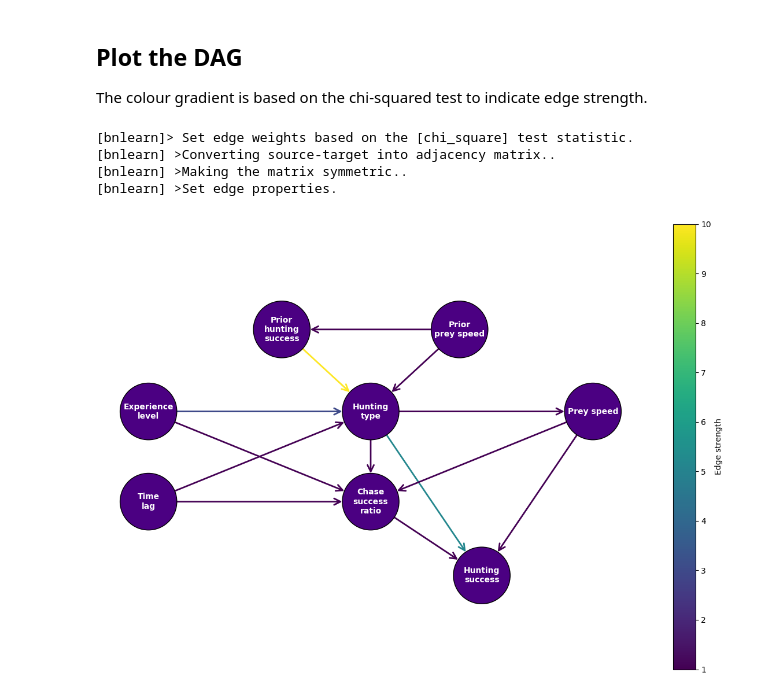
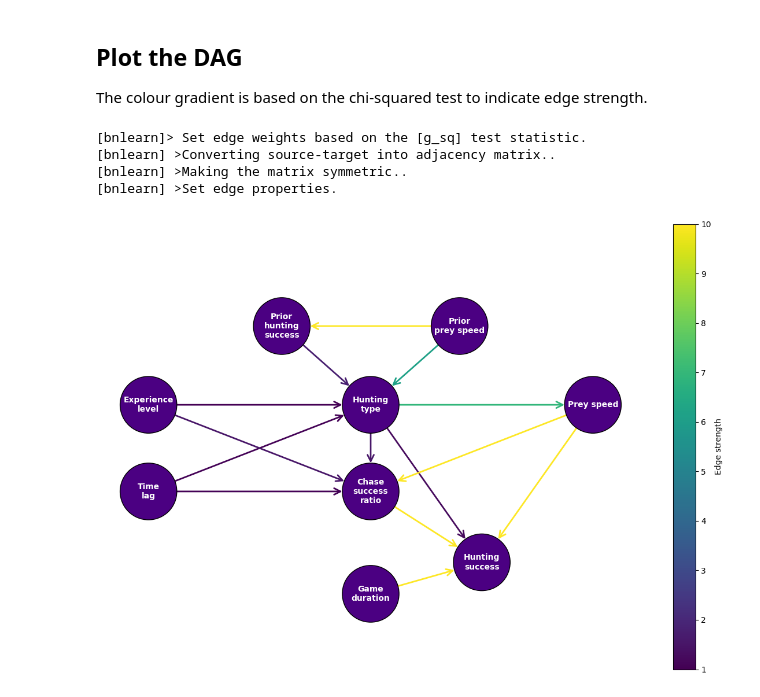
Before and after one commit to quantitative-ecologist/causal_predator-prey_int, a Jupyter notebook: code/figures/plot-BayesNet.ipynb, the cells around one changed output. Drawn from its saved outputs; the diff is of its cells as text; code cells hidden in the pictures.

```diff
--- a/code/figures/plot-BayesNet.ipynb
+++ b/code/figures/plot-BayesNet.ipynb
@@ -45,7 +45,7 @@ edge_properties = bn.get_edge_properties(DAG)
 # Create a directed graph
 G = nx.DiGraph()
 
-# Add edges with weights based on chi-square test results
+# Add edges with weights based on independence test results
 for edge, properties in edge_properties.items():
     strength = properties.get("weight", 0)
     G.add_edge(*edge, weight = strength)
@@ -59,7 +59,8 @@ node_mapping = {
     "prior_success": "Prior\nhunting\nsuccess",
     "chase_success_ratio_bin": "Chase\nsuccess\nratio",
     "time_lag_bin": "Time\nlag",
-    "xp_level": "Experience\nlevel"
+    "xp_level": "Experience\nlevel",
+    "game_duration_bin": "Game\nduration"
 }
 G = nx.relabel_nodes(G, node_mapping)
 
@@ -73,6 +74,7 @@ pos = {
     "Prey speed": (1.5, 0),
     "Chase\nsuccess\nratio": (1, -0.0055),
     "Hunting\nsuccess": (1.25, -0.01),
+    "Game\nduration": (1, -0.012),
 }
 
 # Set a fixed larger size for nodes
@@ -110,32 +112,32 @@ edges = nx.draw_networkx_edges(
     arrowsize = 20,
     edge_color = edge_colors,
     edge_cmap = cmap,
     width = 2,
 )
 
 # set alpha value for each edge
 #for i in range(M):
 #    edges[i].set_alpha(edge_alphas[i])
 
 pc = mpl.collections.PatchCollection(edges, cmap = cmap)
 pc.set_array(edge_colors)
 
 # Display node labels
 node_labels = nx.draw_networkx_labels(
     G, pos,
     font_size = 10,
     font_weight = "bold",
     font_color = "white"
 )
 
 # Display the figure
 ax = plt.gca()
 ax.set_axis_off()
 plt.colorbar(pc, ax = ax, label = "Edge strength")
 plt.show()
 # %% [output]
-[bnlearn]> Set edge weights based on the [chi_square] test statistic.
+[bnlearn]> Set edge weights based on the [g_sq] test statistic.
 [bnlearn] >Converting source-target into adjacency matrix..
 [bnlearn] >Making the matrix symmetric..
 [bnlearn] >Set edge properties.
-[figure, old version]
+[figure, new version]
```
Also changed, not shown: 3 other files.
